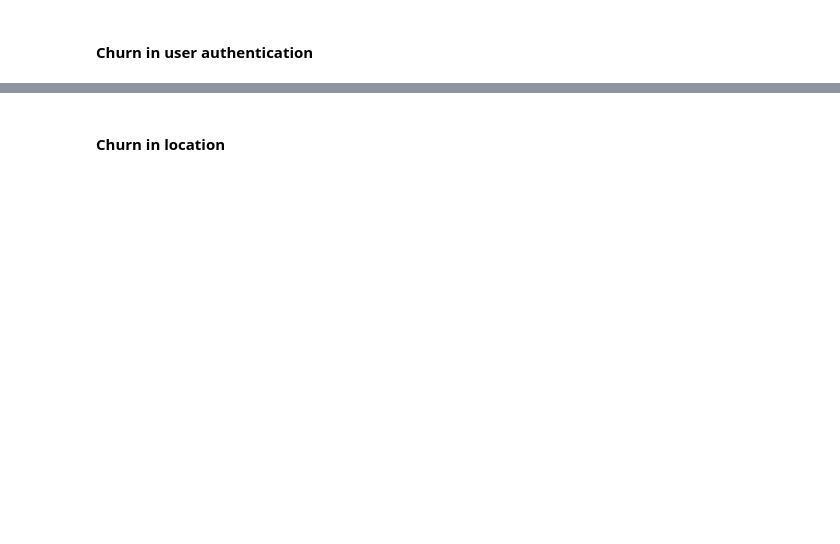
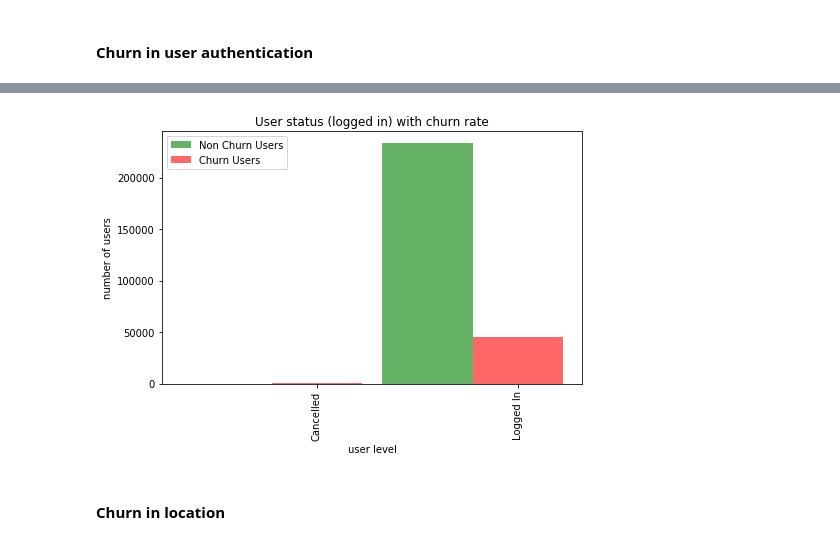
Before and after one commit to lethiess/Sparkify, a Jupyter notebook: Sparkify.ipynb, the cells around one changed output, grey strips where cells are left out. Cells and saved outputs as stored; diff of their text form; code cells hidden in the pictures; blank space fills up the shorter version.

```diff
--- a/Sparkify.ipynb
+++ b/Sparkify.ipynb
@@ -790,3 +796,14 @@ df.dropDuplicates(["userId"]).groupby(["churn", "auth"]).count().sort("churn").s
+# %%
+# create a grouped bar chart
+plot_grouped_bar_chart(pd_auth,
+                       target_col = "auth",
+                       churn_col = "churn",
+                       title = "User status (logged in) with churn rate",
+                       xlabel = "user level",
+                       ylabel = "number of users",
+                       size = [7,5])
+# %% [output]
+[figure, added]
 # %% [markdown]
 #### Churn in location
 # %%
```
Also changed, not shown: parts of 59 cells of this notebook.
